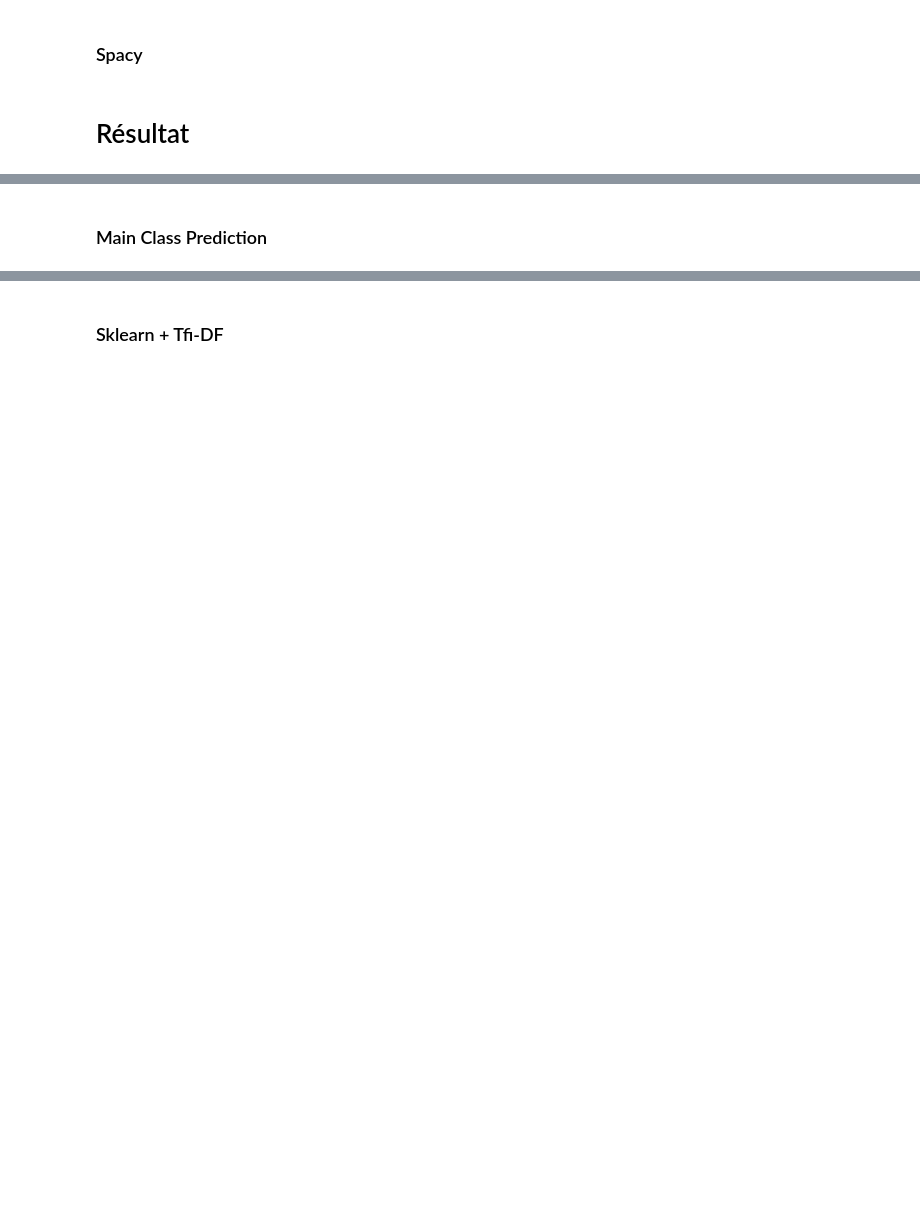
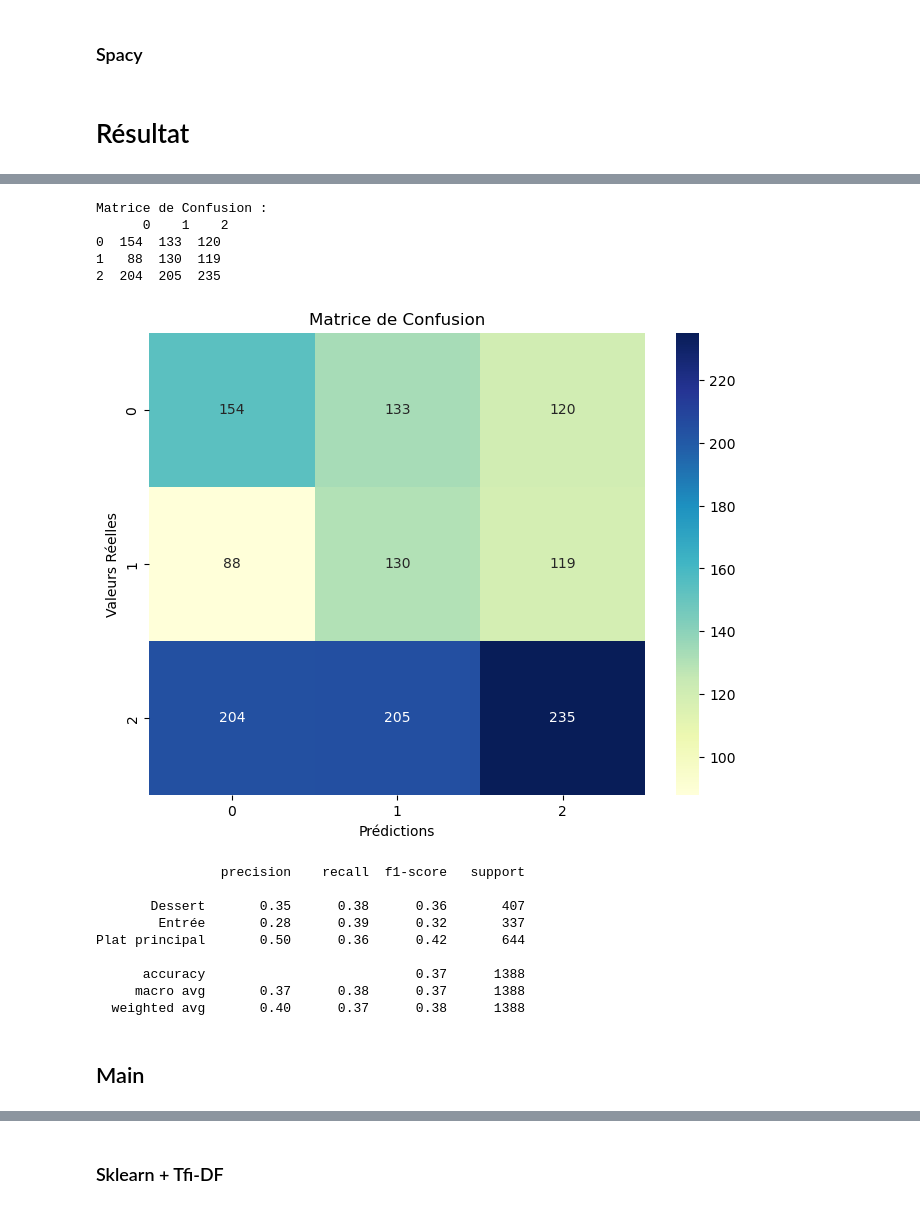
Before and after one commit to uvsq21805581/Projet-Intro-au-TALN-02-2024, a Jupyter notebook: src/main.ipynb, the cells around one changed output, grey strips where cells are left out. Cells and saved outputs as stored; diff of their text form; code cells hidden in the pictures; blank space fills up the shorter version.

```diff
--- a/src/main.ipynb
+++ b/src/main.ipynb
@@ -36,7 +43,7 @@ test_df = pd.read_csv('../data/test.csv')
 def random_prediction():
     return random.choice(['Plat principal', 'Entrée', 'Dessert'])
 
-test_df['random y_pred_spacy'] = test_df.apply(lambda x: random_y_pred_spacy(), axis=1)
+test_df['random prediction'] = test_df.apply(lambda x: random_prediction(), axis=1)
 # %% [markdown]
 ### Prédiction classe majoritaire
 # %%
@@ -66,16 +125,2 @@ y_test = test_df['type']
 # %% [markdown]
 ### Spacy
-# %%
-nlp = spacy.load("fr_core_news_sm")
-
-def spacy_tokenizer(text):
-    tokens = nlp(text)
-    return [token.lemma_ for token in tokens if not token.is_punct and not token.is_stop]
-
-model2 = make_pipeline(TfidfVectorizer(tokenizer=spacy_tokenizer), SVC())
-
-model2.fit(x_train, y_train)
-
-y_pred_spacy = model2.predict(test_df['recette'])
-
-test_df['Spacy prediction'] = y_pred_spacy
@@ -82,3 +138,23 @@ test_df['Spacy prediction'] = y_pred_spacy
 # %% [markdown]
 # Résultat
+# %%
+def results(y_model, y_test):
+
+    conf_matrix = confusion_matrix(y_test, y_model)
+
+    conf_df = pd.DataFrame(conf_matrix)
+
+    print("Matrice de Confusion : \n", conf_df)
+
+    plt.figure(figsize=(8,6))
+    sns.heatmap(conf_df, annot=True, cmap="YlGnBu", fmt='g')
+    plt.title('Matrice de Confusion')
+    plt.xlabel('Prédictions')
+    plt.ylabel('Valeurs Réelles')
+    plt.show()
+
+    # Rappel - Precision - F1-score
+
+    report = classification_report(y_test, y_model)
+    print(report)
 # %% [markdown]
@@ -122,2 +162,21 @@ Plat principal       0.45      0.33      0.38      1158
+# %%
+y_rand = test_df['random prediction']
+results(y_rand, y_test)
+# %% [output]
+Matrice de Confusion :
+      0    1    2
+0  154  133  120
+1   88  130  119
+2  204  205  235
+[figure, added]
+                precision    recall  f1-score   support
+
+       Dessert       0.35      0.38      0.36       407
+        Entrée       0.28      0.39      0.32       337
+Plat principal       0.50      0.36      0.42       644
+
+      accuracy                           0.37      1388
+     macro avg       0.37      0.38      0.37      1388
+  weighted avg       0.40      0.37      0.38      1388
 # %% [markdown]
-### Main Class Prediction
+## Main
```
Also changed, not shown: parts of 19 cells of this notebook.
